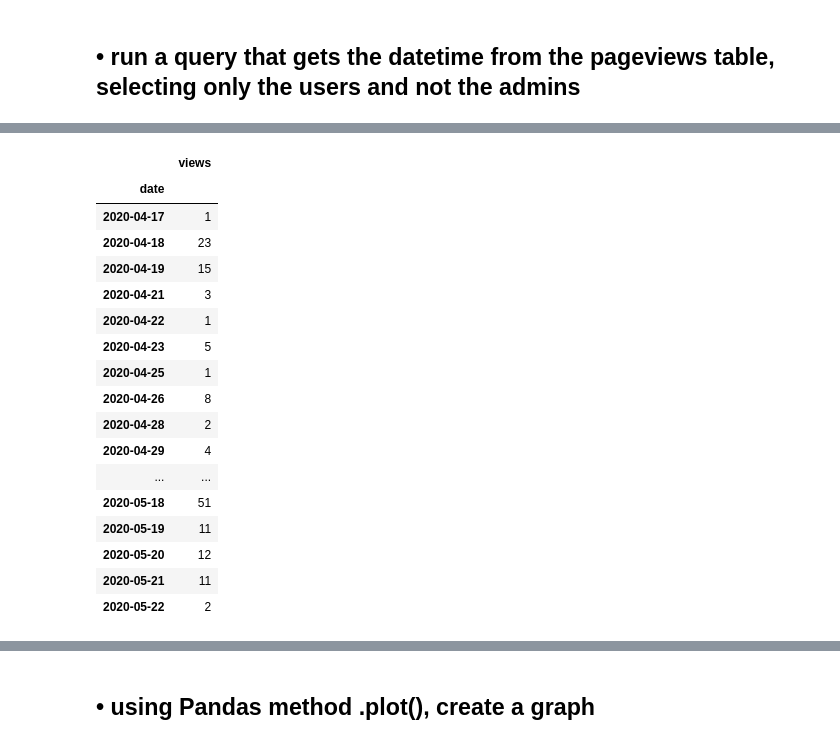
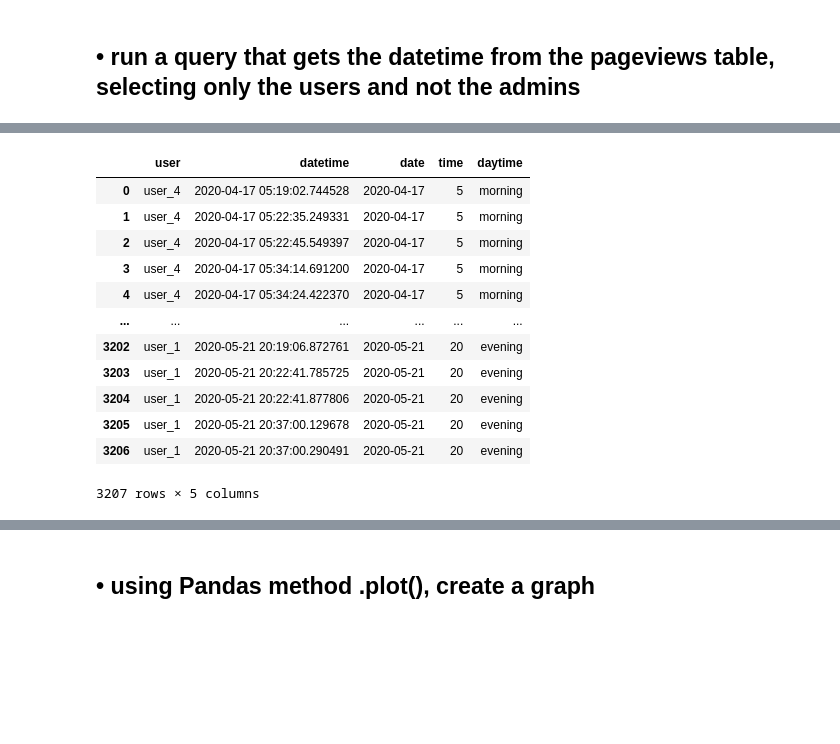
Before and after one commit to Arclight-V/Piscine-Python-for-Data-Science, a Jupyter notebook: day07/ex02/02_bar_chart.ipynb, the cells around one changed output, grey strips where cells are left out. Cells and saved outputs as stored; diff of their text form; code cells hidden in the pictures; blank space fills up the shorter version.

```diff
--- a/day07/ex02/02_bar_chart.ipynb
+++ b/day07/ex02/02_bar_chart.ipynb
@@ -34,23 +36,19 @@ dataframe_views
-# %%
-group_views = dataframe_views.groupby(dataframe_views['date'].dt.date).count()['views'].reset_index()
-group_views.set_index('date', inplace=True)
-group_views
-# %% [output]
-|  | views |
-| date |  |
-| 2020-04-17 | 1 |
-| 2020-04-18 | 23 |
-| 2020-04-19 | 15 |
-| 2020-04-21 | 3 |
-| 2020-04-22 | 1 |
-| 2020-04-23 | 5 |
-| 2020-04-25 | 1 |
-| 2020-04-26 | 8 |
-| 2020-04-28 | 2 |
-| 2020-04-29 | 4 |
-| ... | ... |
-| 2020-05-18 | 51 |
-| 2020-05-19 | 11 |
-| 2020-05-20 | 12 |
-| 2020-05-21 | 11 |
-| 2020-05-22 | 2 |
+# %%
+dataframe_views['date'] = dataframe_views['datetime'].dt.floor('D')
+dataframe_views['time'] = pd.to_datetime(dataframe_views['datetime']).dt.hour
+dataframe_views['daytime'] = pd.cut(dataframe_views['time'], bins=[0, 4, 10, 17, 24], labels=['night', 'morning', 'afternoon', 'evening'])
+dataframe_views
+# %% [output]
+|  | user | datetime | date | time | daytime |
+| 0 | user_4 | 2020-04-17 05:19:02.744528 | 2020-04-17 | 5 | morning |
+| 1 | user_4 | 2020-04-17 05:22:35.249331 | 2020-04-17 | 5 | morning |
+| 2 | user_4 | 2020-04-17 05:22:45.549397 | 2020-04-17 | 5 | morning |
+| 3 | user_4 | 2020-04-17 05:34:14.691200 | 2020-04-17 | 5 | morning |
+| 4 | user_4 | 2020-04-17 05:34:24.422370 | 2020-04-17 | 5 | morning |
+| ... | ... | ... | ... | ... | ... |
+| 3202 | user_1 | 2020-05-21 20:19:06.872761 | 2020-05-21 | 20 | evening |
+| 3203 | user_1 | 2020-05-21 20:22:41.785725 | 2020-05-21 | 20 | evening |
+| 3204 | user_1 | 2020-05-21 20:22:41.877806 | 2020-05-21 | 20 | evening |
+| 3205 | user_1 | 2020-05-21 20:37:00.129678 | 2020-05-21 | 20 | evening |
+| 3206 | user_1 | 2020-05-21 20:37:00.290491 | 2020-05-21 | 20 | evening |
+3207 rows × 5 columns
```
Also changed, not shown: parts of 6 cells of this notebook, 3 other files.
